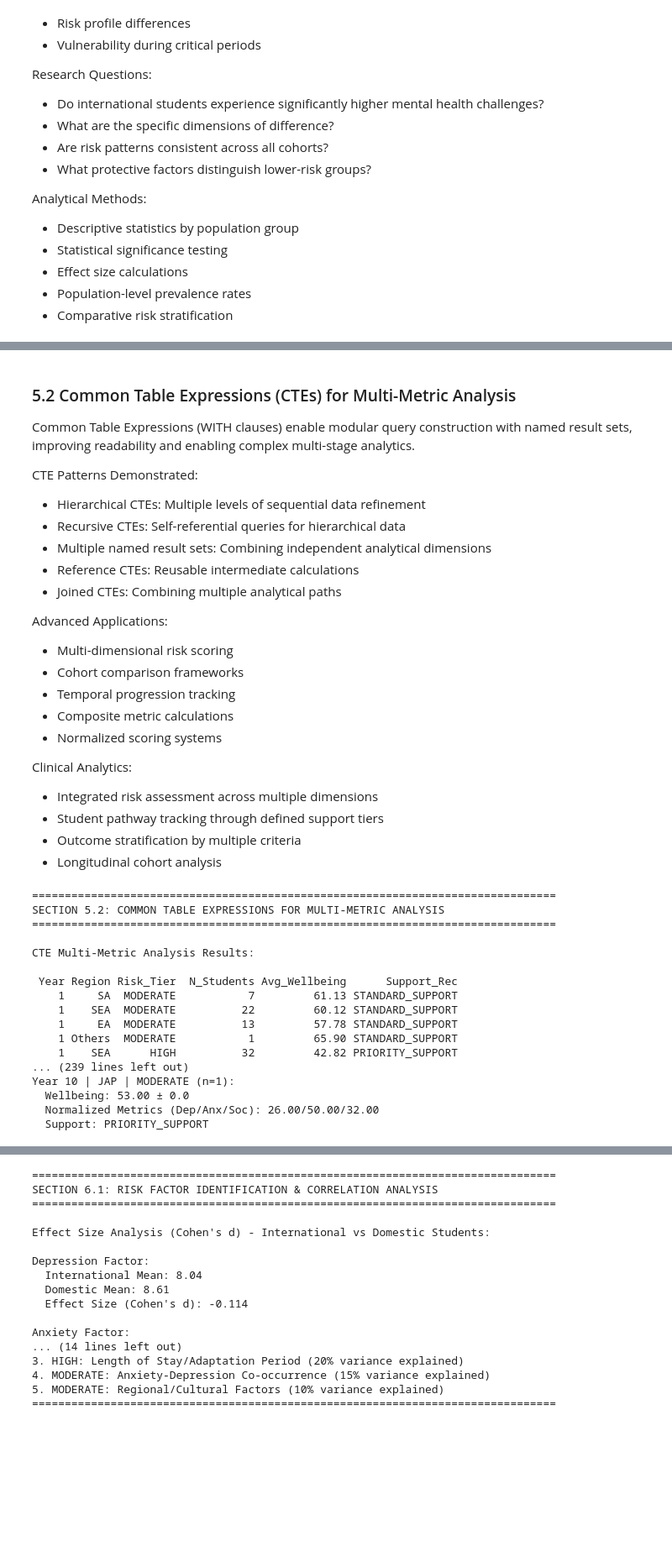
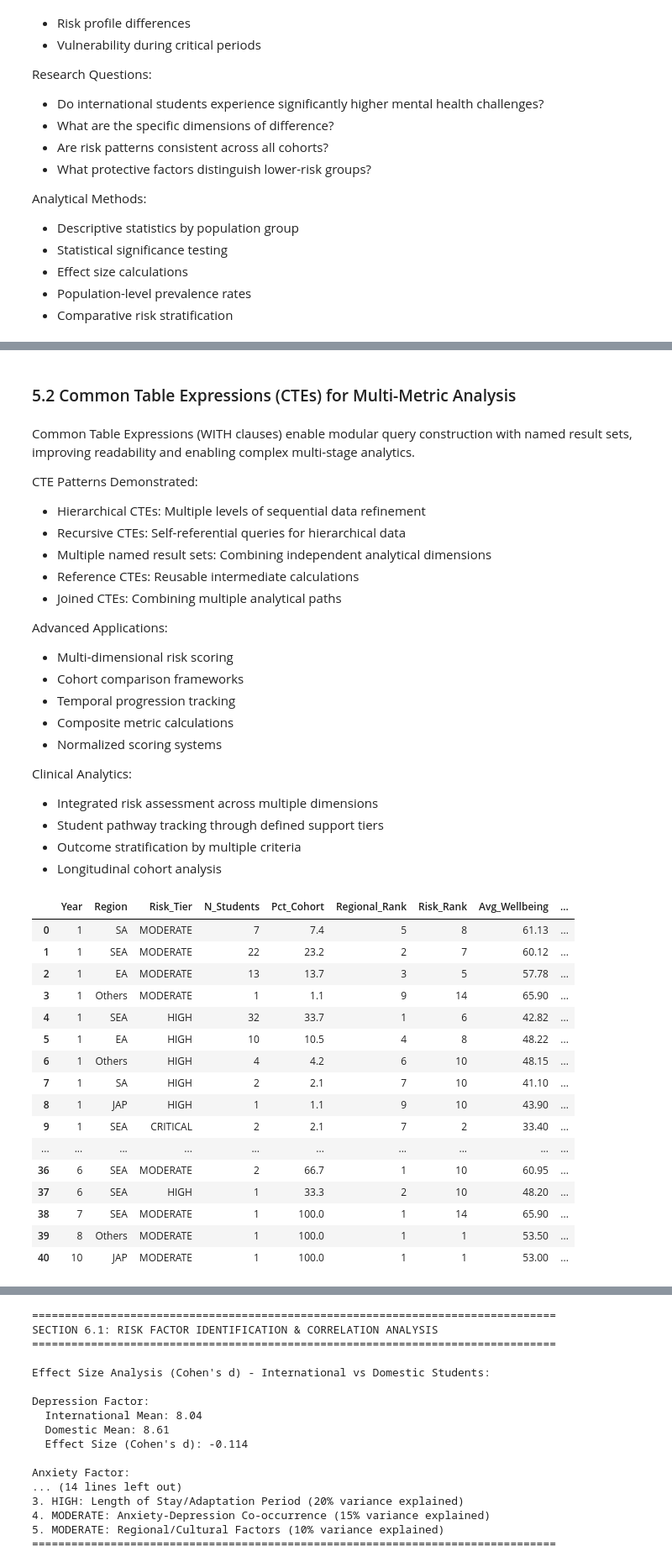
Before and after one commit to TeslimAdeyanju/portfolio-06-student-wellbeing-sql, a Jupyter notebook: advanced-student-wellbeing-sql-analysis.ipynb, the cells around one changed output, grey strips where cells are left out. Shown at 84% size. Saved outputs shown, nothing was run; the diff lists cells and outputs as text; code cells hidden in the pictures; blank space fills up the shorter version.

```diff
--- a/advanced-student-wellbeing-sql-analysis.ipynb
+++ b/advanced-student-wellbeing-sql-analysis.ipynb
@@ -1849,5 +1754,6 @@ Year 1, Region SEA (n=56):
+# %% [markdown]
+### 5.2 Common Table Expressions (CTEs) for Multi-Metric Analysis
 # %% [markdown]
-### 5.2 Common Table Expressions (CTEs) for Multi-Metric Analysis
 
 Common Table Expressions (WITH clauses) enable modular query construction with named result sets, improving readability and enabling complex multi-stage analytics.
 
@@ -1985,59 +1891,48 @@ final_summary AS (
 SELECT
     stay as enrollment_year,
     region,
     risk_tier,
     n_students,
     pct_of_cohort,
     regional_rank_by_size,
     risk_intensity_rank,
     avg_wellbeing,
     wellbeing_sd,
     CONCAT(avg_depression_norm, '/', avg_anxiety_norm, '/', avg_social_norm) as normalized_metrics,
     avg_risk_score,
     CASE
         WHEN avg_risk_score >= 6 THEN 'URGENT_SUPPORT'
         WHEN avg_risk_score >= 4 THEN 'PRIORITY_SUPPORT'
         ELSE 'STANDARD_SUPPORT'
     END as support_recommendation
 FROM final_summary
 ORDER BY stay ASC, risk_tier DESC;
 """
 
-print("\n" + "="*80)
-print("SECTION 5.2: COMMON TABLE EXPRESSIONS FOR MULTI-METRIC ANALYSIS")
-print("="*80 + "\n")
-
 cursor.execute(cte_analysis_query)
 cte_results = cursor.fetchall()
 
 cte_df = pd.DataFrame(cte_results, columns=[
     'Year', 'Region', 'Risk_Tier', 'N_Students', 'Pct_Cohort', 'Regional_Rank', 'Risk_Rank',
     'Avg_Wellbeing', 'Wellbeing_SD', 'Normalized_Metrics', 'Avg_Risk_Score', 'Support_Rec'
 ])
 
-print("CTE Multi-Metric Analysis Results:\n")
-print(cte_df[['Year', 'Region', 'Risk_Tier', 'N_Students', 'Avg_Wellbeing', 'Support_Rec']].to_string(index=False))
-print("\nDetailed Risk Analysis:")
-for idx, row in cte_df.iterrows():
-    print(f"\nYear {row['Year']} | {row['Region']} | {row['Risk_Tier']} (n={row['N_Students']}):")
-    print(f"  Wellbeing: {row['Avg_Wellbeing']} ± {row['Wellbeing_SD']}")
-    print(f"  Normalized Metrics (Dep/Anx/Soc): {row['Normalized_Metrics']}")
-    print(f"  Support: {row['Support_Rec']}")
+cte_df
 # %% [output]
-================================================================================
-SECTION 5.2: COMMON TABLE EXPRESSIONS FOR MULTI-METRIC ANALYSIS
-================================================================================
-
-CTE Multi-Metric Analysis Results:
-
- Year Region Risk_Tier  N_Students Avg_Wellbeing      Support_Rec
-    1     SA  MODERATE           7         61.13 STANDARD_SUPPORT
-    1    SEA  MODERATE          22         60.12 STANDARD_SUPPORT
-    1     EA  MODERATE          13         57.78 STANDARD_SUPPORT
-    1 Others  MODERATE           1         65.90 STANDARD_SUPPORT
-    1    SEA      HIGH          32         42.82 PRIORITY_SUPPORT
-... (239 lines left out)
-Year 10 | JAP | MODERATE (n=1):
-  Wellbeing: 53.00 ± 0.0
-  Normalized Metrics (Dep/Anx/Soc): 26.00/50.00/32.00
-  Support: PRIORITY_SUPPORT
+|  | Year | Region | Risk_Tier | N_Students | Pct_Cohort | Regional_Rank | Risk_Rank | Avg_Wellbeing | ... |
+| 0 | 1 | SA | MODERATE | 7 | 7.4 | 5 | 8 | 61.13 | ... |
+| 1 | 1 | SEA | MODERATE | 22 | 23.2 | 2 | 7 | 60.12 | ... |
+| 2 | 1 | EA | MODERATE | 13 | 13.7 | 3 | 5 | 57.78 | ... |
+| 3 | 1 | Others | MODERATE | 1 | 1.1 | 9 | 14 | 65.90 | ... |
+| 4 | 1 | SEA | HIGH | 32 | 33.7 | 1 | 6 | 42.82 | ... |
+| 5 | 1 | EA | HIGH | 10 | 10.5 | 4 | 8 | 48.22 | ... |
+| 6 | 1 | Others | HIGH | 4 | 4.2 | 6 | 10 | 48.15 | ... |
+| 7 | 1 | SA | HIGH | 2 | 2.1 | 7 | 10 | 41.10 | ... |
+| 8 | 1 | JAP | HIGH | 1 | 1.1 | 9 | 10 | 43.90 | ... |
+| 9 | 1 | SEA | CRITICAL | 2 | 2.1 | 7 | 2 | 33.40 | ... |
+| ... | ... | ... | ... | ... | ... | ... | ... | ... | ... |
+| 36 | 6 | SEA | MODERATE | 2 | 66.7 | 1 | 10 | 60.95 | ... |
+| 37 | 6 | SEA | HIGH | 1 | 33.3 | 2 | 10 | 48.20 | ... |
+| 38 | 7 | SEA | MODERATE | 1 | 100.0 | 1 | 14 | 65.90 | ... |
+| 39 | 8 | Others | MODERATE | 1 | 100.0 | 1 | 1 | 53.50 | ... |
+| 40 | 10 | JAP | MODERATE | 1 | 100.0 | 1 | 1 | 53.00 | ... |
```
Also changed, not shown: parts of 52 cells of this notebook.
